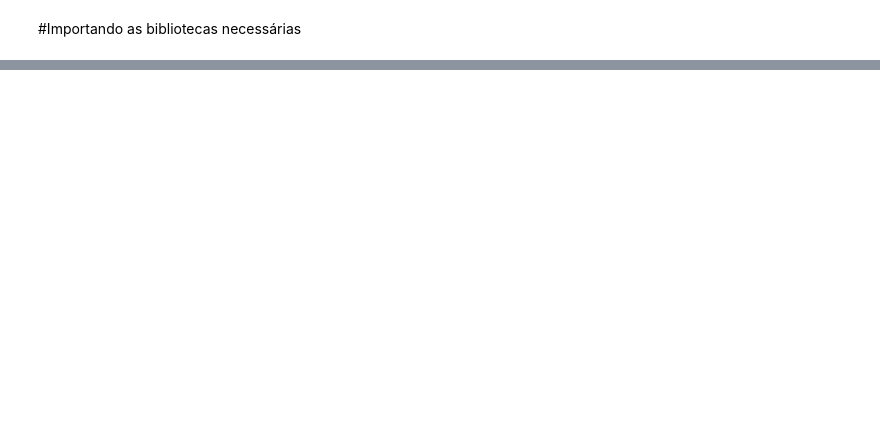
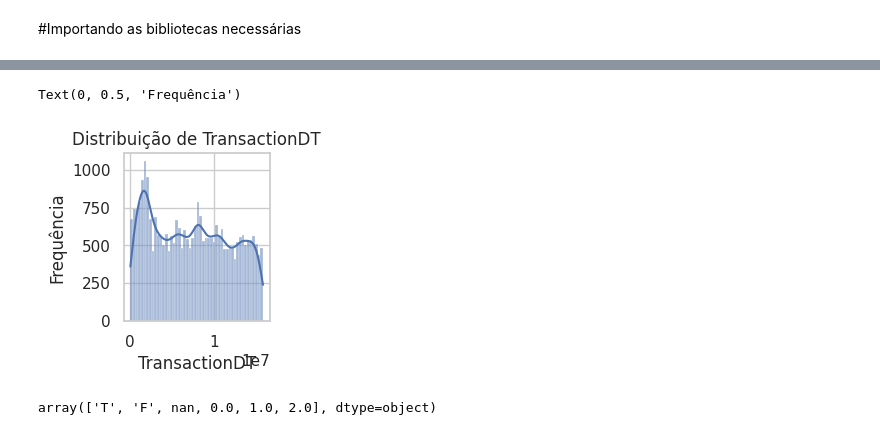
Before and after one commit to EricTach/ProvaM10ET, a Jupyter notebook: PonderadaSM7/Sm7Ponderada.ipynb, the cells around one changed output, grey strips where cells are left out. Cells and saved outputs as stored; diff of their text form; code cells hidden in the pictures; blank space fills up the shorter version.

```diff
--- a/PonderadaSM7/Sm7Ponderada.ipynb
+++ b/PonderadaSM7/Sm7Ponderada.ipynb
@@ -206,0 +87,14 @@ ValueError: could not convert string to float: 'W'
+# %%
+# 5. Histograma para TransactionDT
+plt.subplot(2, 3, 5)
+sns.histplot(df['TransactionDT'], bins=50, kde=True)
+plt.title('Distribuição de TransactionDT')
+plt.xlabel('TransactionDT')
+plt.ylabel('Frequência')
+# %% [output]
+Text(0, 0.5, 'Frequência')
+[figure, added]
+# %%
+df['M6'].unique()
+# %% [output]
+array(['T', 'F', nan, 0.0, 1.0, 2.0], dtype=object)
```
Also changed, not shown: parts of 28 cells of this notebook.
